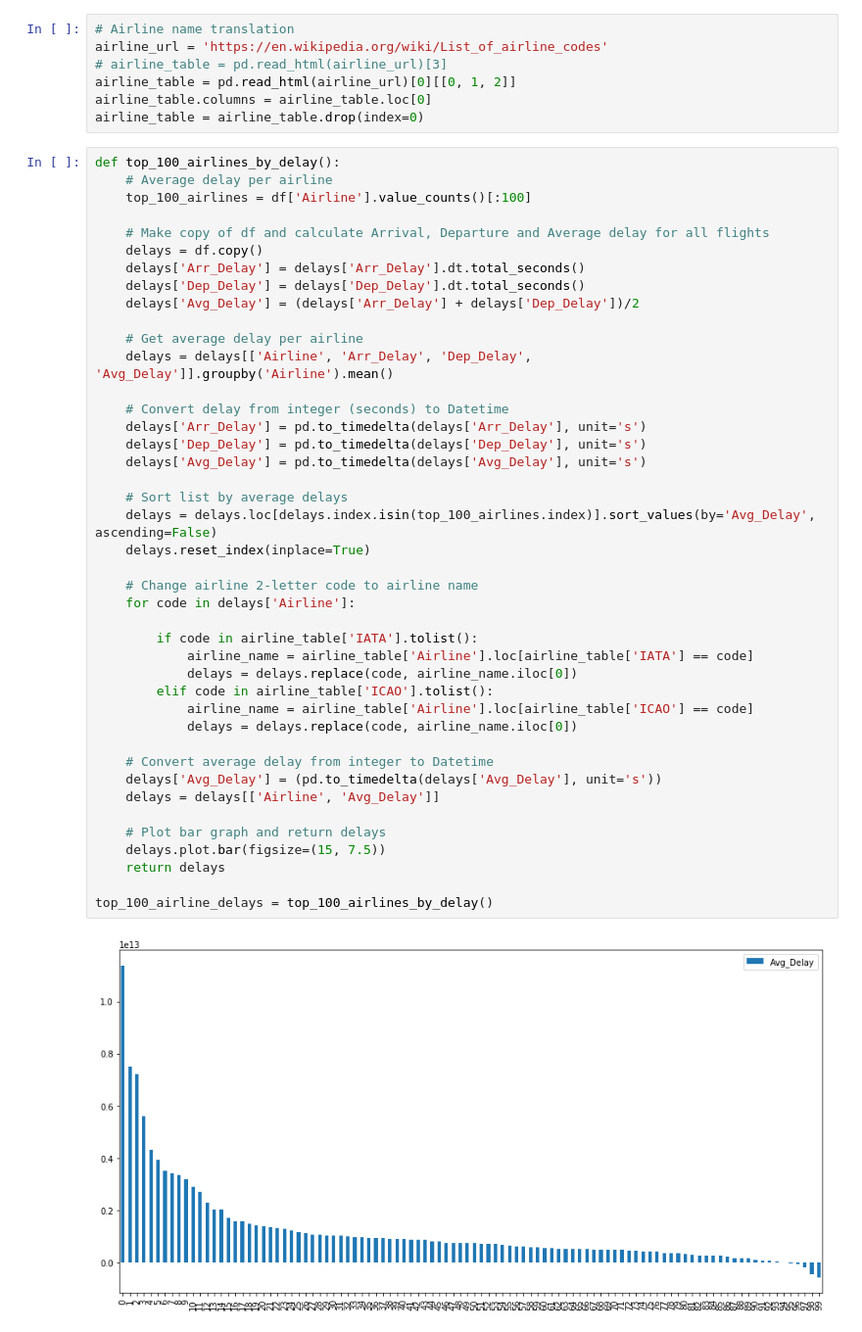
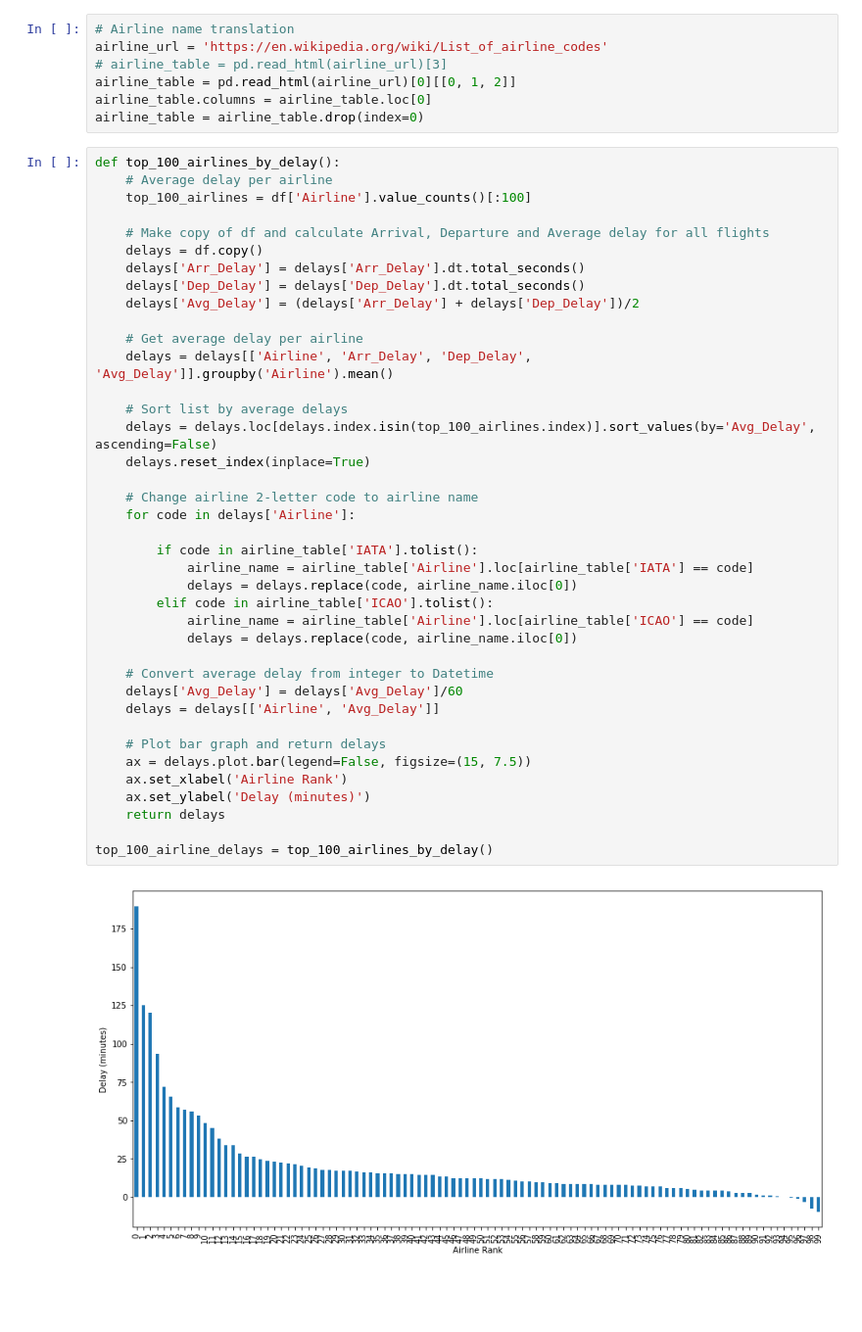
Before and after one commit to KJ-Waller/DW-Project, a Jupyter notebook: Schiphol Stuff.ipynb, the cells around one changed output. Shown at 98% size. Cells and saved outputs as stored; diff of their text form; blank space fills up the shorter version.

```diff
--- a/Schiphol Stuff.ipynb
+++ b/Schiphol Stuff.ipynb
@@ -91,38 +92,35 @@ def top_100_airlines_by_delay():
     delays = df.copy()
     delays['Arr_Delay'] = delays['Arr_Delay'].dt.total_seconds()
     delays['Dep_Delay'] = delays['Dep_Delay'].dt.total_seconds()
     delays['Avg_Delay'] = (delays['Arr_Delay'] + delays['Dep_Delay'])/2
 
     # Get average delay per airline
     delays = delays[['Airline', 'Arr_Delay', 'Dep_Delay', 'Avg_Delay']].groupby('Airline').mean()
-
-    # Convert delay from integer (seconds) to Datetime
-    delays['Arr_Delay'] = pd.to_timedelta(delays['Arr_Delay'], unit='s')
-    delays['Dep_Delay'] = pd.to_timedelta(delays['Dep_Delay'], unit='s')
-    delays['Avg_Delay'] = pd.to_timedelta(delays['Avg_Delay'], unit='s')
 
     # Sort list by average delays
     delays = delays.loc[delays.index.isin(top_100_airlines.index)].sort_values(by='Avg_Delay', ascending=False)
     delays.reset_index(inplace=True)
 
     # Change airline 2-letter code to airline name
     for code in delays['Airline']:
 
         if code in airline_table['IATA'].tolist():
             airline_name = airline_table['Airline'].loc[airline_table['IATA'] == code]
             delays = delays.replace(code, airline_name.iloc[0])
         elif code in airline_table['ICAO'].tolist():
             airline_name = airline_table['Airline'].loc[airline_table['ICAO'] == code]
             delays = delays.replace(code, airline_name.iloc[0])
 
     # Convert average delay from integer to Datetime
-    delays['Avg_Delay'] = (pd.to_timedelta(delays['Avg_Delay'], unit='s'))
+    delays['Avg_Delay'] = delays['Avg_Delay']/60
     delays = delays[['Airline', 'Avg_Delay']]
 
     # Plot bar graph and return delays
-    delays.plot.bar(figsize=(15, 7.5))
+    ax = delays.plot.bar(legend=False, figsize=(15, 7.5))
+    ax.set_xlabel('Airline Rank')
+    ax.set_ylabel('Delay (minutes)')
     return delays
 
 top_100_airline_delays = top_100_airlines_by_delay()
 # %% [output]
-[figure, old version]
+[figure, new version]
```
Also changed, not shown: parts of 5 cells of this notebook.
